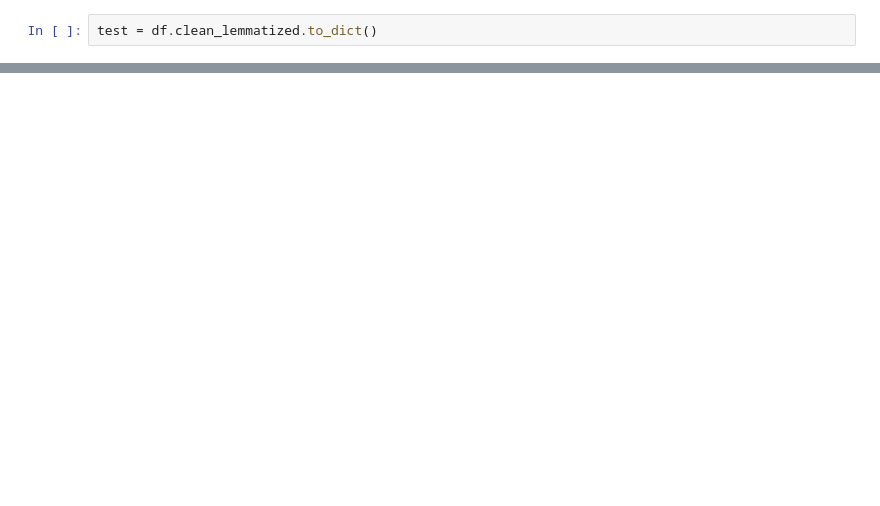
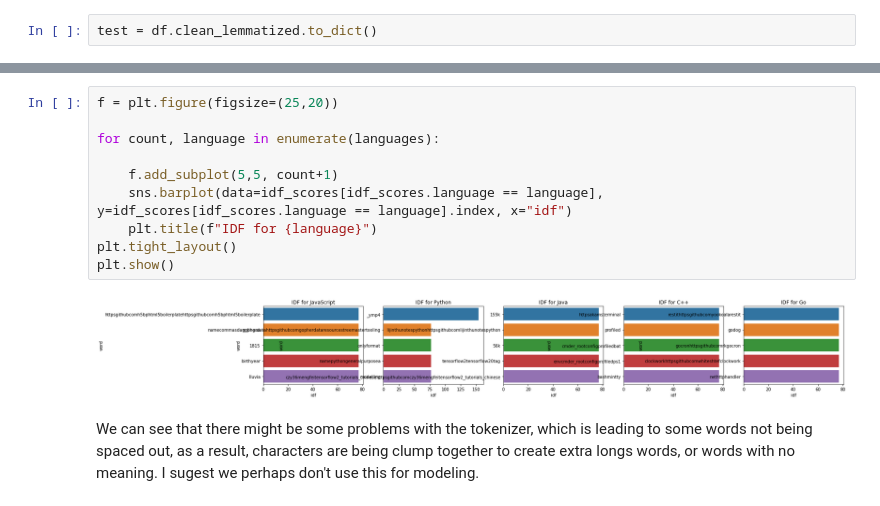
Before and after one commit to nlp-github-project/nlp-github-project, a Jupyter notebook: daniel_notes.ipynb, the cells around one changed output, grey strips where cells are left out. Drawn from its saved outputs; the diff is of its cells as text; blank space fills up the shorter version.

```diff
--- a/daniel_notes.ipynb
+++ b/daniel_notes.ipynb
@@ -431,0 +455,14 @@ pd.DataFrame(dict(word=new_words))
+# %%
+f = plt.figure(figsize=(25,20))
+
+for count, language in enumerate(languages):
+
+    f.add_subplot(5,5, count+1)
+    sns.barplot(data=idf_scores[idf_scores.language == language], y=idf_scores[idf_scores.language == language].index, x="idf")
+    plt.title(f"IDF for {language}")
+plt.tight_layout()
+plt.show()
+# %% [output]
+[figure, added]
+# %% [markdown]
+We can see that there might be some problems with the tokenizer, which is leading to some words not being spaced out, as a result, characters are being clump together to create extra longs words, or words with no meaning. I sugest we perhaps don't use this for modeling.
```
Also changed, not shown: parts of 75 cells of this notebook, 3 other files.
